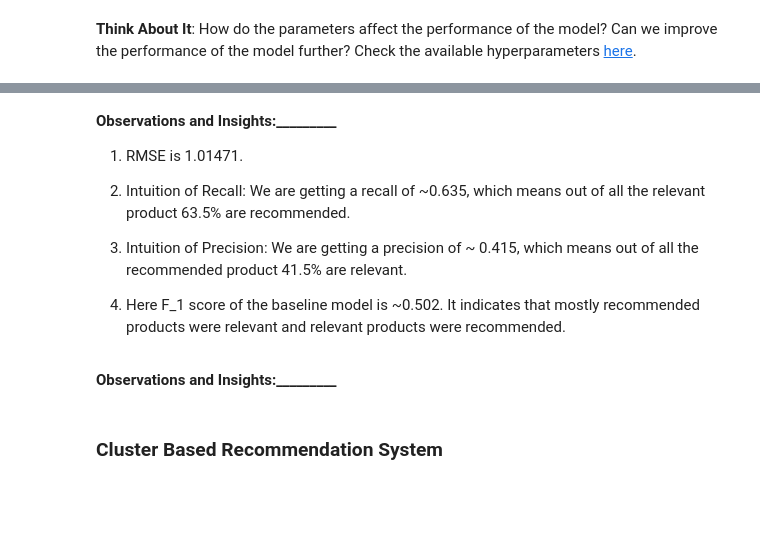
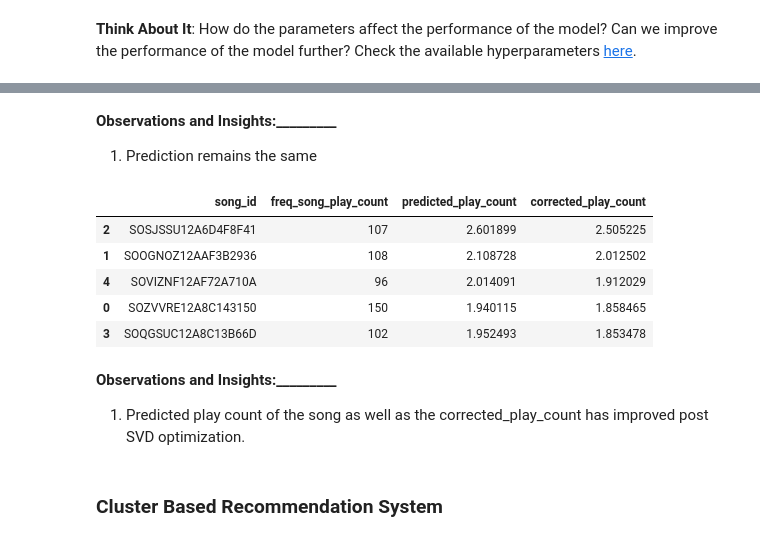
Before and after one commit to ravi0dubey/Music_Recommendation_System, a Jupyter notebook: Music_Recommendation_System_Full_Code.ipynb, the cells around one changed output, grey strips where cells are left out. Cells and saved outputs as stored; diff of their text form; code cells hidden in the pictures; blank space fills up the shorter version.

```diff
--- a/Music_Recommendation_System_Full_Code.ipynb
+++ b/Music_Recommendation_System_Full_Code.ipynb
@@ -1233,19 +1276,22 @@ svd_optimized.predict(6958, 3232, verbose = True)
-# %% [markdown]
-**Observations and Insights:_________**
-1. RMSE is 1.01471.
-
-2. Intuition of Recall: We are getting a recall of ~0.635, which means out of all the relevant product 63.5% are recommended.
-
-3. Intuition of Precision: We are getting a precision of ~ 0.415, which means out of all the recommended product 41.5% are relevant.
-
-4. Here F_1 score of the baseline model is ~0.502. It indicates that mostly recommended products were relevant and relevant products were recommended.
+# %% [markdown]
+**Observations and Insights:_________**
+1. Prediction remains the same
 # %%
 # Getting top 5 recommendations for user_id 6958 using "svd_optimized" algorithm
-recommendations = get_recommendations(data, '17aa9f6dbdf753831da8f38c71b66b64373de613', 5, sim_user_user_optimized)
+recommendations = get_recommendations(df_final, '17aa9f6dbdf753831da8f38c71b66b64373de613', 5, svd_optimized)
 # %%
 # Ranking songs based on above recommendations
+ranking_songs(recommendations, final_song_play_count)
+# %% [output]
+|  | song_id | freq_song_play_count | predicted_play_count | corrected_play_count |
+| 2 | SOSJSSU12A6D4F8F41 | 107 | 2.601899 | 2.505225 |
+| 1 | SOOGNOZ12AAF3B2936 | 108 | 2.108728 | 2.012502 |
+| 4 | SOVIZNF12AF72A710A | 96 | 2.014091 | 1.912029 |
+| 0 | SOZVVRE12A8C143150 | 150 | 1.940115 | 1.858465 |
+| 3 | SOQGSUC12A8C13B66D | 102 | 1.952493 | 1.853478 |
-# %% [markdown]
-**Observations and Insights:_________**
+# %% [markdown]
+**Observations and Insights:_________**
+1. Predicted play count of the song as well as the corrected_play_count has improved post SVD optimization.
 # %% [markdown]
 ### Cluster Based Recommendation System
 # %% [markdown]
```
Also changed, not shown: parts of 30 cells of this notebook.
